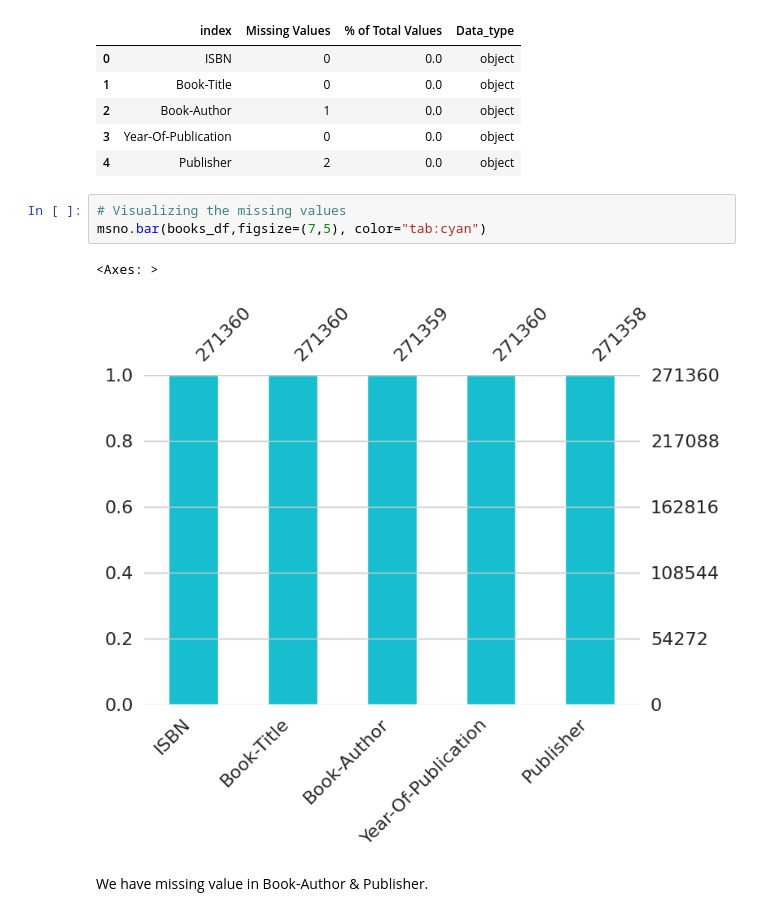
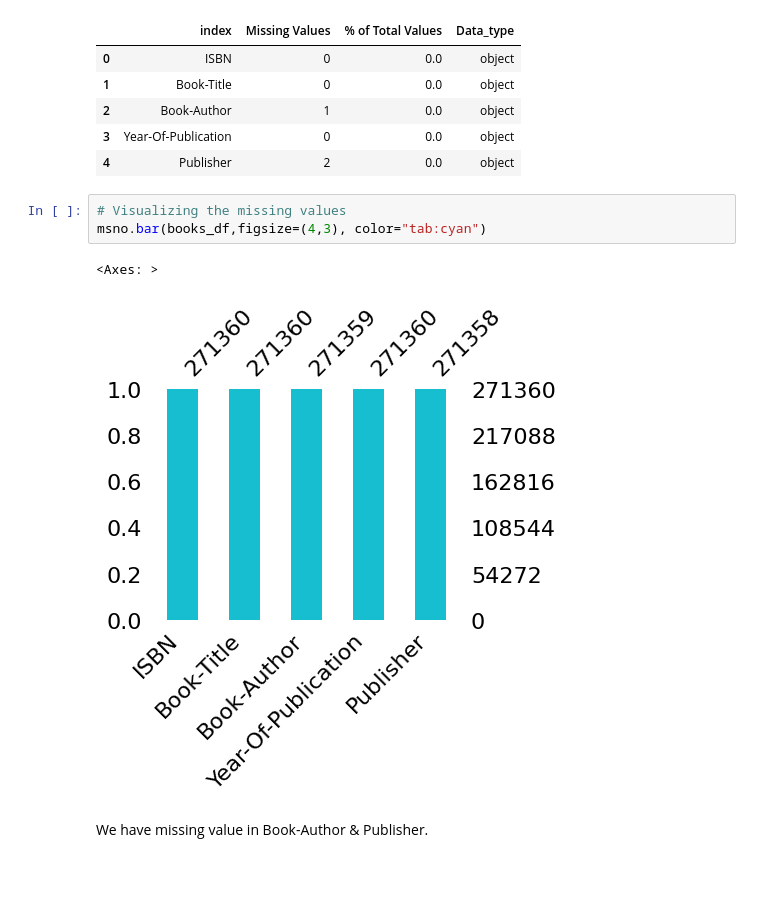
Before and after one commit to SaniyaBubere/book-recommendation-system, a Jupyter notebook: Kognetics_Book_Recommendation_System_Unsupervised_ML_.ipynb, the cells around one changed output. Cells and saved outputs as stored; diff of their text form; blank space fills up the shorter version.

```diff
--- a/Kognetics_Book_Recommendation_System_Unsupervised_ML_.ipynb
+++ b/Kognetics_Book_Recommendation_System_Unsupervised_ML_.ipynb
@@ -339,10 +330,10 @@ missing_values(books_df)
 | 4 | Publisher | 2 | 0.0 | object |
 # %%
 # Visualizing the missing values
-msno.bar(books_df,figsize=(7,5), color="tab:cyan")
+msno.bar(books_df,figsize=(4,3), color="tab:cyan")
 # %% [output]
 <Axes: >
-[figure, old version]
+[figure, new version]
 # %% [markdown]
 We have missing value in Book-Author & Publisher.
 # %%
```
Also changed, not shown: parts of 76 cells of this notebook.
